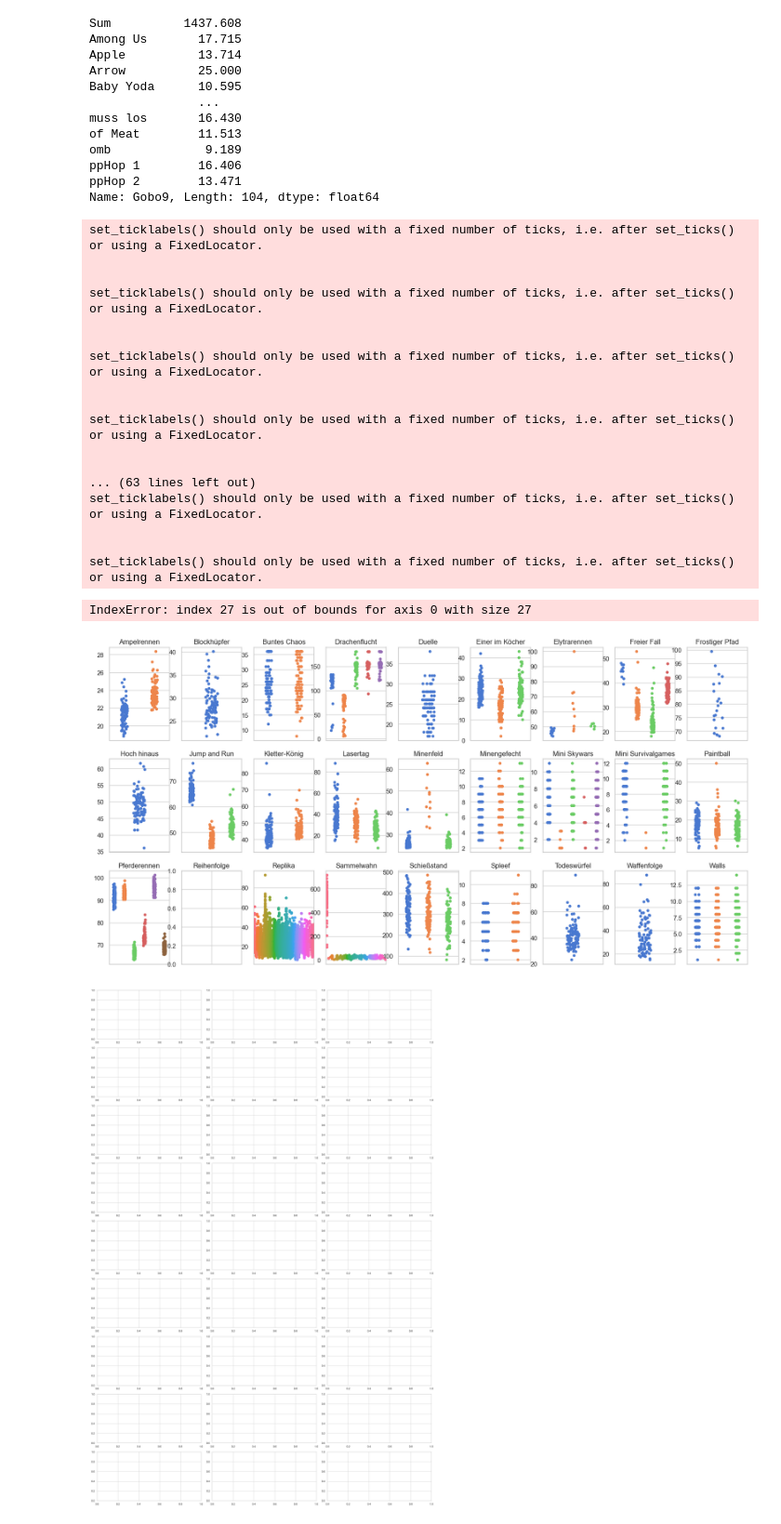
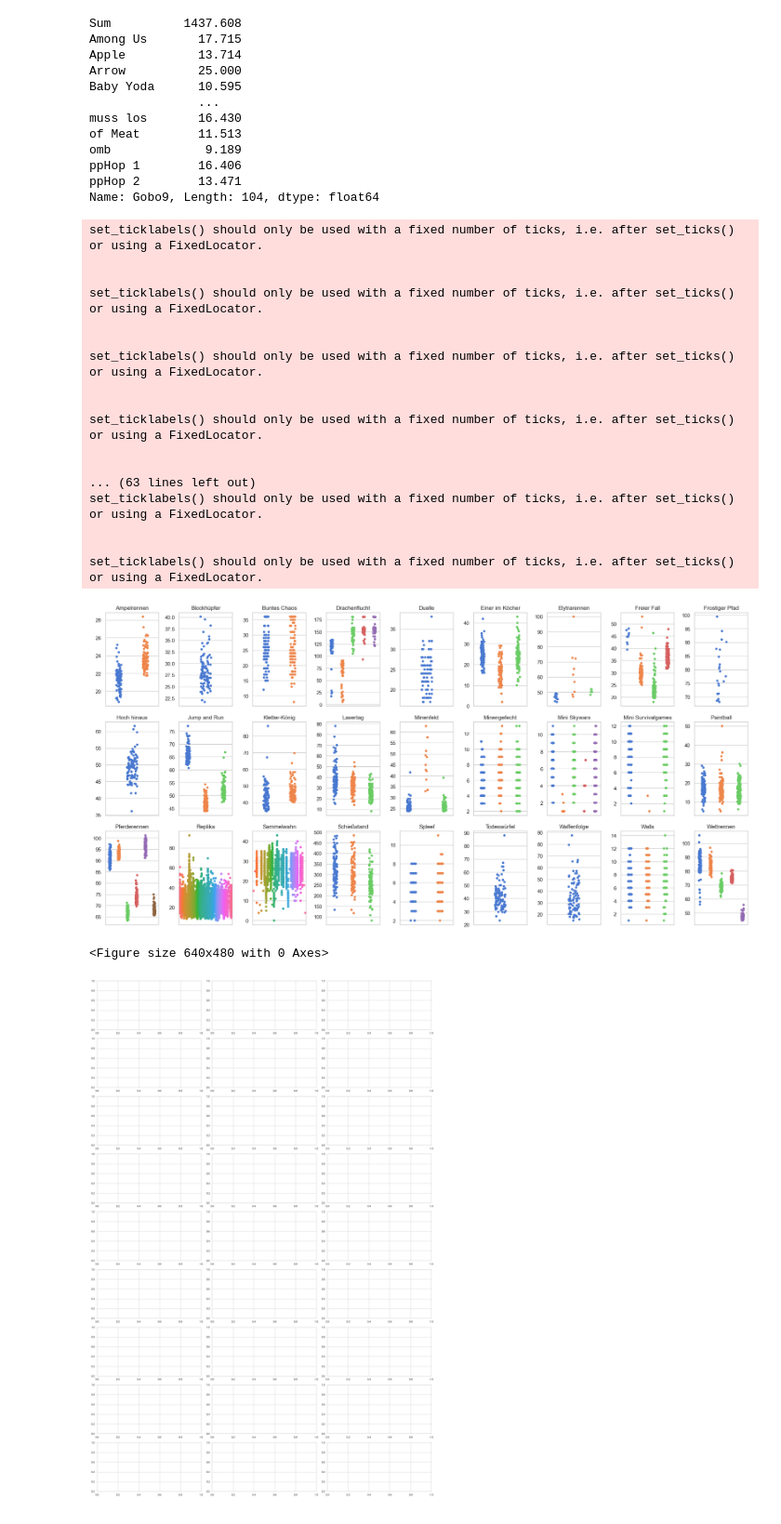
Before and after one commit to Fflopse/MCP-Records, a Jupyter notebook: data-analysis/analysis-v2.ipynb, the cells around one changed output. Shown at 93% size. Cells and saved outputs as stored; diff of their text form; code cells hidden in the pictures.

```diff
--- a/data-analysis/analysis-v2.ipynb
+++ b/data-analysis/analysis-v2.ipynb
@@ -502,63 +505,72 @@ sns.set_theme(style="whitegrid", palette="muted")
 # List of minigames to plot
 minigames = sorted((pointMiniGames + ', ' + timeMiniGames).split(', '))  # Add more minigames as needed
 
+# remove "Reihenfolge" from the list
+minigames.remove("Reihenfolge")
+
 fig, ax = plt.subplots(ncols=9, nrows=3, figsize=[20, 10])
 
 # Flatten the axes array to iterate over it easily
 ax = ax.flatten()
 
-def createSmallSwarmPlots():
+# def createSmallSwarmPlots():
     # Create swarm plots for each minigame
-    for i, minigame in enumerate(minigames):
-        data = getRecordsDataframe(minigame=minigame)
-        if "Replika" in minigame:
-            data = data.drop(columns=['Sum'])
-        sns.stripplot(data=data, ax=ax[i])
-        ax[i].set_title(f"{minigame}")
-        ax[i].set_ylabel("")
 
-        # Angle x-labels by 45 degrees
-        ax[i].set_xticklabels(ax[i].get_xticklabels(), rotation=45, ha='right')
 
-        # Hide overlapping x-labels
-        plt.setp(ax[i].get_xticklabels(), visible=False)
-        for label in ax[i].get_xticklabels():
+
+for i, minigame in enumerate(minigames):
+    data = getRecordsDataframe(minigame=minigame)
+    if minigame in "Replika, Sammelwahn":
+        data = data.drop(columns=['Sum'])
+    if i == 27: break
+    sns.stripplot(data=data, ax=ax[i])
+    ax[i].set_title(f"{minigame}")
+    ax[i].set_ylabel("")
+
+    # Angle x-labels by 45 degrees
+    ax[i].set_xticklabels(ax[i].get_xticklabels(), rotation=45, ha='right')
+
+    # Hide overlapping x-labels
+    plt.setp(ax[i].get_xticklabels(), visible=False)
+    for label in ax[i].get_xticklabels():
+        label.set_visible(False)
+        if label.get_text() == '':
+            continue
+        if ax[i].xaxis.get_major_ticks()[-1].label1.get_window_extent().bounds[2] > ax[i].get_xlim()[1]:
             label.set_visible(False)
-            if label.get_text() == '':
-                continue
-            if ax[i].xaxis.get_major_ticks()[-1].label1.get_window_extent().bounds[2] > ax[i].get_xlim()[1]:
-                label.set_visible(False)
-            elif label.get_window_extent().bounds[1] < 0:
-                label.set_visible(False)
+        elif label.get_window_extent().bounds[1] < 0:
+            label.set_visible(False)
 
-    # Hide any remaining empty subplots
-    for i in range(len(minigames), len(ax)):
-        ax[i].axis('off')
+# Hide any remaining empty subplots
+for i in range(len(minigames), len(ax)):
+    ax[i].axis('off')
 
-createSmallSwarmPlots()
+# createSmallSwarmPlots()
 
 plt.tight_layout()
 plt.show()
+
+# plt.savefig('out/allSwarm.png')
 # %% [output]
 set_ticklabels() should only be used with a fixed number of ticks, i.e. after set_ticks() or using a FixedLocator.
 
 
 set_ticklabels() should only be used with a fixed number of ticks, i.e. after set_ticks() or using a FixedLocator.
 
 
 set_ticklabels() should only be used with a fixed number of ticks, i.e. after set_ticks() or using a FixedLocator.
 
 
 set_ticklabels() should only be used with a fixed number of ticks, i.e. after set_ticks() or using a FixedLocator.
 
 
 ... (63 lines left out)
 set_ticklabels() should only be used with a fixed number of ticks, i.e. after set_ticks() or using a FixedLocator.
 
 
 set_ticklabels() should only be used with a fixed number of ticks, i.e. after set_ticks() or using a FixedLocator.
+[figure, new version]
-IndexError: index 27 is out of bounds for axis 0 with size 27
+<Figure size 640x480 with 0 Axes>
-[figure, old version]
 # %%
 # List of minigames to plot
 minigames = sorted((pointMiniGames + ', ' + timeMiniGames).split(', '))  # Add more minigames as needed
```
Also changed, not shown: parts of 7 cells of this notebook, 13 other files.
